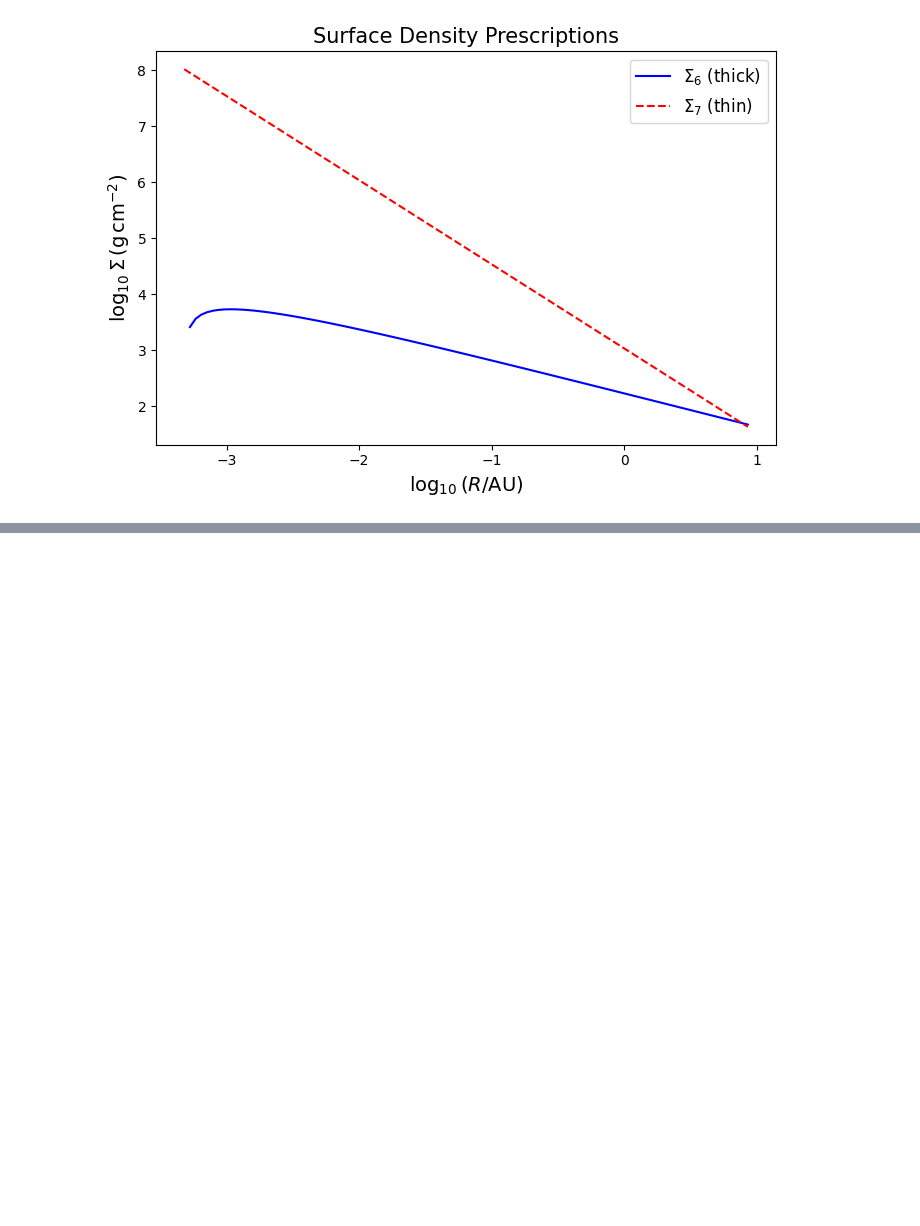
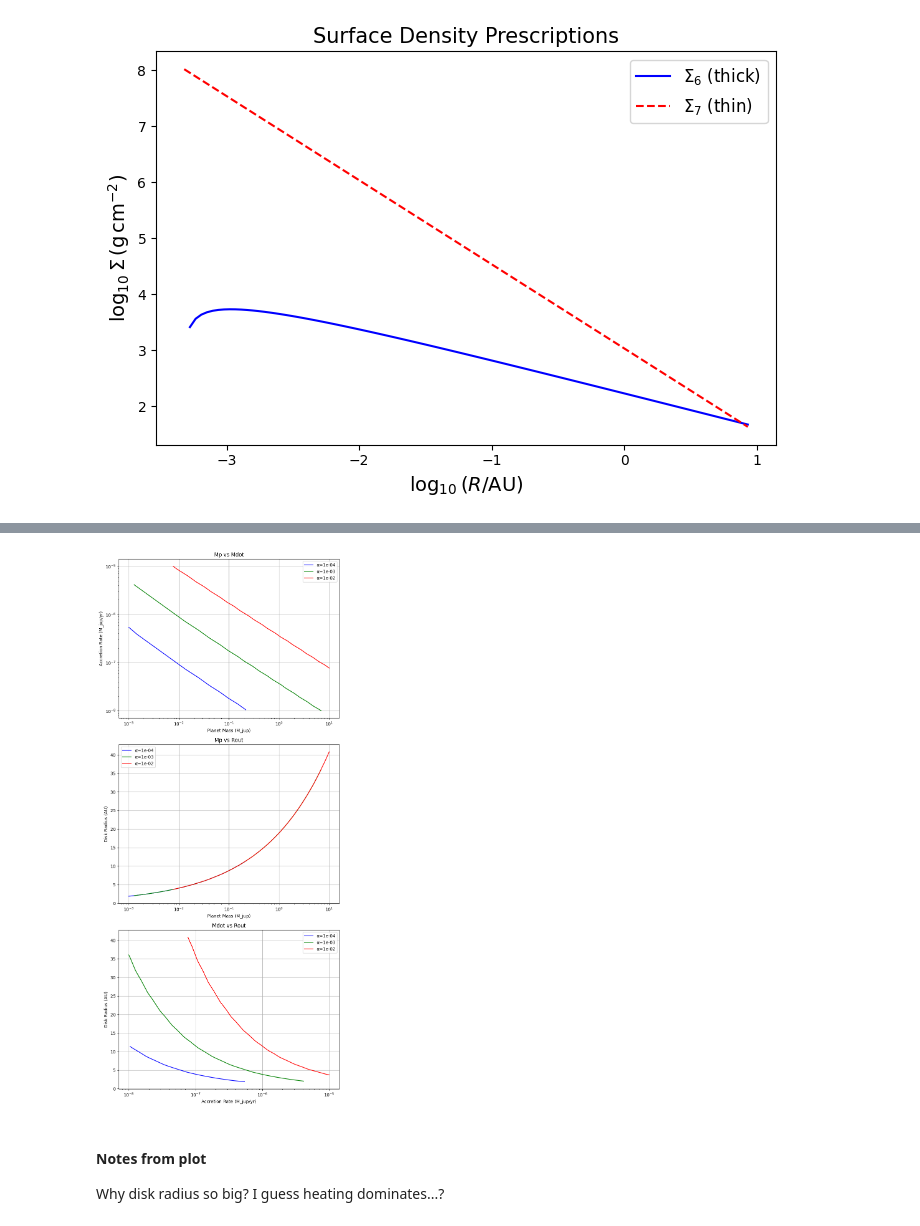
Before and after one commit to VWelke/CPD_MPIA, a Jupyter notebook: CPD_Emission_Models/CPD_Em_2.ipynb, the cells around one changed output, grey strips where cells are left out. Cells and saved outputs as stored; diff of their text form; code cells hidden in the pictures; blank space fills up the shorter version.

```diff
--- a/CPD_Emission_Models/CPD_Em_2.ipynb
+++ b/CPD_Emission_Models/CPD_Em_2.ipynb
@@ -775,0 +678,60 @@ With increasing viscosity
+# %%
+# CQ tau : 932.14 au , 	251.94 microJy, 1.4 Msun, 10 Lsun, 149 pc,
+
+
+target_flux2 = 252 # microJy
+tolerance = 3  # microJy
+
+fig, axes = plt.subplots(3, 1, figsize=(6, 15))
+colors = ['b', 'g', 'r', 'orange', 'purple', 'brown']
+
+for idx, alpha in enumerate(alpha_grid):
+    solutions2 = []
+    for Mp in Mp_grid:
+        for Mdot in Mdot_grid:
+            out2 = calculate_disk_properties(
+                M_star=1.4, Mp=Mp, Mdot=Mdot, alpha=alpha, kappaR=10, Rin=1, rp=932, d_pc=149,
+                mode="b", lam_mm=0.9, T_ISM=10.0, Lplanet=1e-5, Lstar=10, mu=2.3
+            )
+            if abs(out2['F_nu_tot'] - target_flux2) < tolerance:
+                solutions2.append((Mp, Mdot, out2['Rout'], out2['F_nu_tot']))
+    solutions2 = np.array(solutions2)
+    if len(solutions2) > 0:
+        label = f'α={alpha:.0e}'
+        # Mp vs Mdot
+        axes[0].plot(solutions2[:, 0], solutions2[:, 1], color=colors[idx % len(colors)], label=label)
+        # Mp vs Rout
+        axes[1].plot(solutions2[:, 0], solutions2[:, 2], color=colors[idx % len(colors)], label=label)
+        # Mdot vs Rout
+        axes[2].plot(solutions2[:, 1], solutions2[:, 2], color=colors[idx % len(colors)], label=label)
+
+axes[0].set_xscale('log')
+axes[0].set_yscale('log')
+axes[0].set_xlabel('Planet Mass (M_jup)')
+axes[0].set_ylabel('Accretion Rate (M_jup/yr)')
+axes[0].set_title('Mp vs Mdot')
+axes[0].grid(True)
+axes[0].legend()
+
+axes[1].set_xscale('log')
+axes[1].set_xlabel('Planet Mass (M_jup)')
+axes[1].set_ylabel('Disk Radius (AU)')
+axes[1].set_title('Mp vs Rout')
+axes[1].grid(True)
+axes[1].legend()
+
+axes[2].set_xscale('log')
+axes[2].set_xlabel('Accretion Rate (M_jup/yr)')
+axes[2].set_ylabel('Disk Radius (AU)')
+axes[2].set_title('Mdot vs Rout')
+axes[2].grid(True)
+axes[2].legend()
+
+plt.tight_layout()
+plt.show()
+# %% [output]
+[figure, added]
+# %% [markdown]
+#### Notes from plot
+
+Why disk radius so big?  I guess heating dominates...?
```
Also changed, not shown: parts of 13 cells of this notebook.
